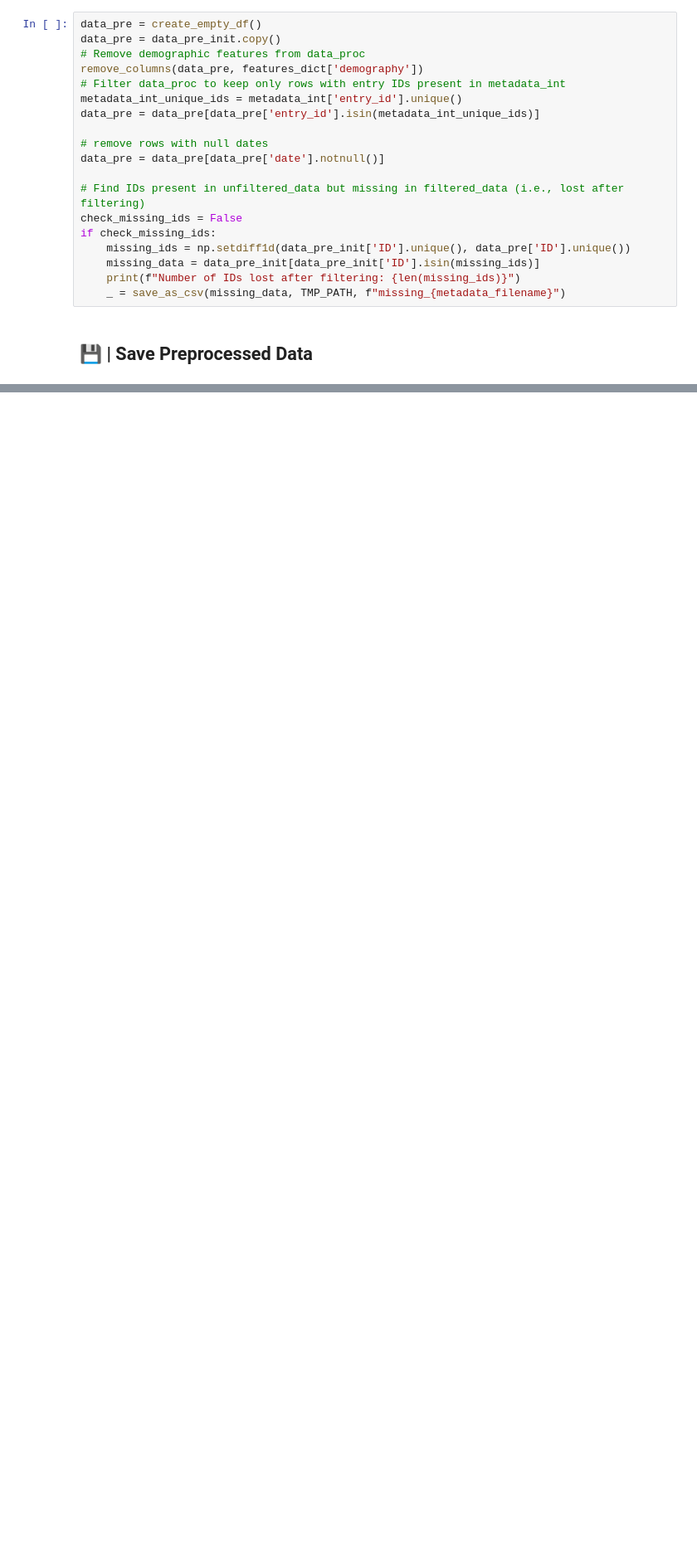
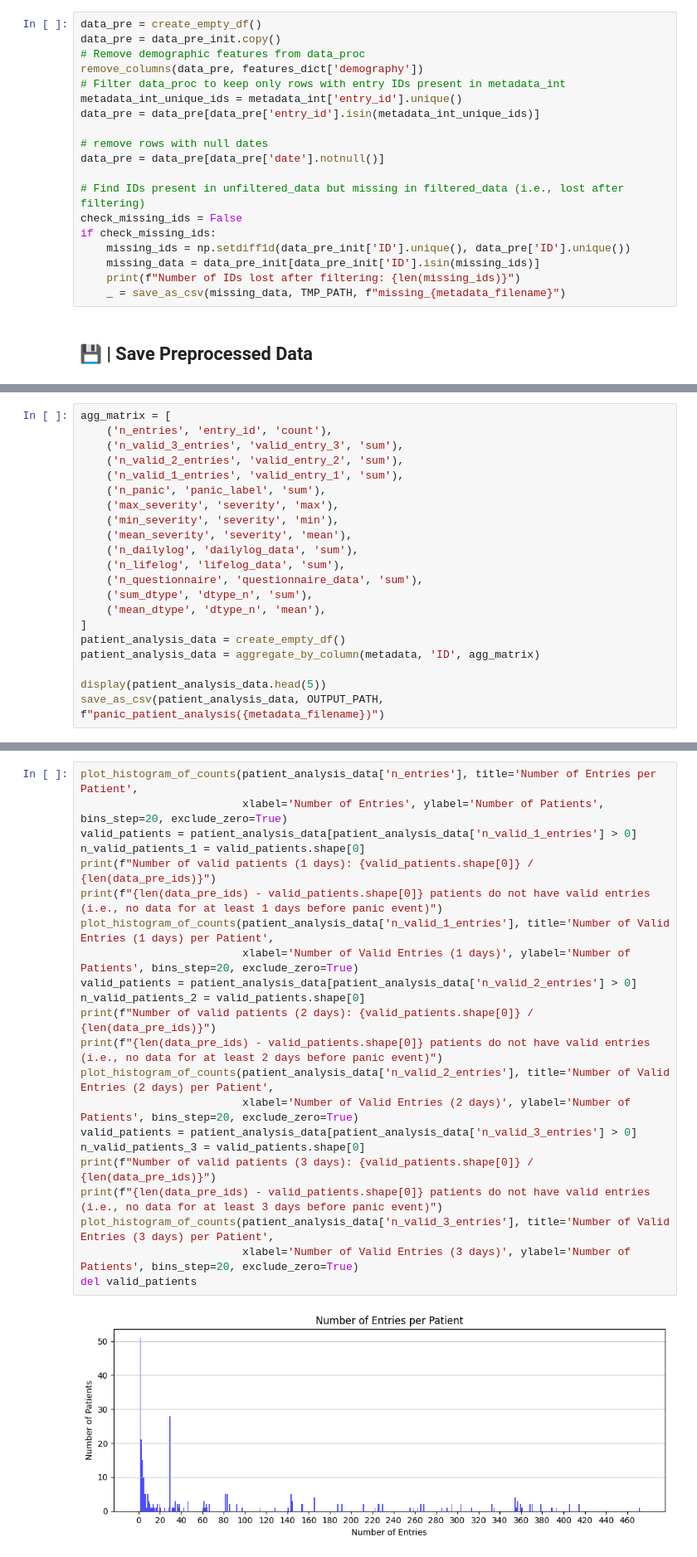
Before and after one commit to cyshin971/Panic-Project-DHLAB, a Jupyter notebook: cys/data_analysis.ipynb, the cells around one changed output, grey strips where cells are left out. Shown: that part at 83% size. Cells and saved outputs as stored; diff of their text form; blank space fills up the shorter version.

```diff
--- a/cys/data_analysis.ipynb
+++ b/cys/data_analysis.ipynb
@@ -486,0 +715,21 @@ print(f"\nUnique values in 'panic': {unique_panic}")
+# %%
+agg_matrix = [
+	('n_entries', 'entry_id', 'count'),
+	('n_valid_3_entries', 'valid_entry_3', 'sum'),
+	('n_valid_2_entries', 'valid_entry_2', 'sum'),
+	('n_valid_1_entries', 'valid_entry_1', 'sum'),
+	('n_panic', 'panic_label', 'sum'),
+    ('max_severity', 'severity', 'max'),
+	('min_severity', 'severity', 'min'),
+	('mean_severity', 'severity', 'mean'),
+	('n_dailylog', 'dailylog_data', 'sum'),
+	('n_lifelog', 'lifelog_data', 'sum'),
+	('n_questionnaire', 'questionnaire_data', 'sum'),
+	('sum_dtype', 'dtype_n', 'sum'),
+	('mean_dtype', 'dtype_n', 'mean'),
+]
+patient_analysis_data = create_empty_df()
+patient_analysis_data = aggregate_by_column(metadata, 'ID', agg_matrix)
+
+display(patient_analysis_data.head(5))
+save_as_csv(patient_analysis_data, OUTPUT_PATH, f"panic_patient_analysis({metadata_filename})")
@@ -486,0 +747,24 @@ print(f"\nUnique values in 'panic': {unique_panic}")
+# %%
+plot_histogram_of_counts(patient_analysis_data['n_entries'], title='Number of Entries per Patient',
+                         xlabel='Number of Entries', ylabel='Number of Patients', bins_step=20, exclude_zero=True)
+valid_patients = patient_analysis_data[patient_analysis_data['n_valid_1_entries'] > 0]
+n_valid_patients_1 = valid_patients.shape[0]
+print(f"Number of valid patients (1 days): {valid_patients.shape[0]} / {len(data_pre_ids)}")
+print(f"{len(data_pre_ids) - valid_patients.shape[0]} patients do not have valid entries (i.e., no data for at least 1 days before panic event)")
+plot_histogram_of_counts(patient_analysis_data['n_valid_1_entries'], title='Number of Valid Entries (1 days) per Patient',
+                         xlabel='Number of Valid Entries (1 days)', ylabel='Number of Patients', bins_step=20, exclude_zero=True)
+valid_patients = patient_analysis_data[patient_analysis_data['n_valid_2_entries'] > 0]
+n_valid_patients_2 = valid_patients.shape[0]
+print(f"Number of valid patients (2 days): {valid_patients.shape[0]} / {len(data_pre_ids)}")
+print(f"{len(data_pre_ids) - valid_patients.shape[0]} patients do not have valid entries (i.e., no data for at least 2 days before panic event)")
+plot_histogram_of_counts(patient_analysis_data['n_valid_2_entries'], title='Number of Valid Entries (2 days) per Patient',
+                         xlabel='Number of Valid Entries (2 days)', ylabel='Number of Patients', bins_step=20, exclude_zero=True)
+valid_patients = patient_analysis_data[patient_analysis_data['n_valid_3_entries'] > 0]
+n_valid_patients_3 = valid_patients.shape[0]
+print(f"Number of valid patients (3 days): {valid_patients.shape[0]} / {len(data_pre_ids)}")
+print(f"{len(data_pre_ids) - valid_patients.shape[0]} patients do not have valid entries (i.e., no data for at least 3 days before panic event)")
+plot_histogram_of_counts(patient_analysis_data['n_valid_3_entries'], title='Number of Valid Entries (3 days) per Patient',
+                         xlabel='Number of Valid Entries (3 days)', ylabel='Number of Patients', bins_step=20, exclude_zero=True)
+del valid_patients
+# %% [output]
+[figure, added]
```
Also changed, not shown: parts of 48 cells of this notebook, 1 other file.
